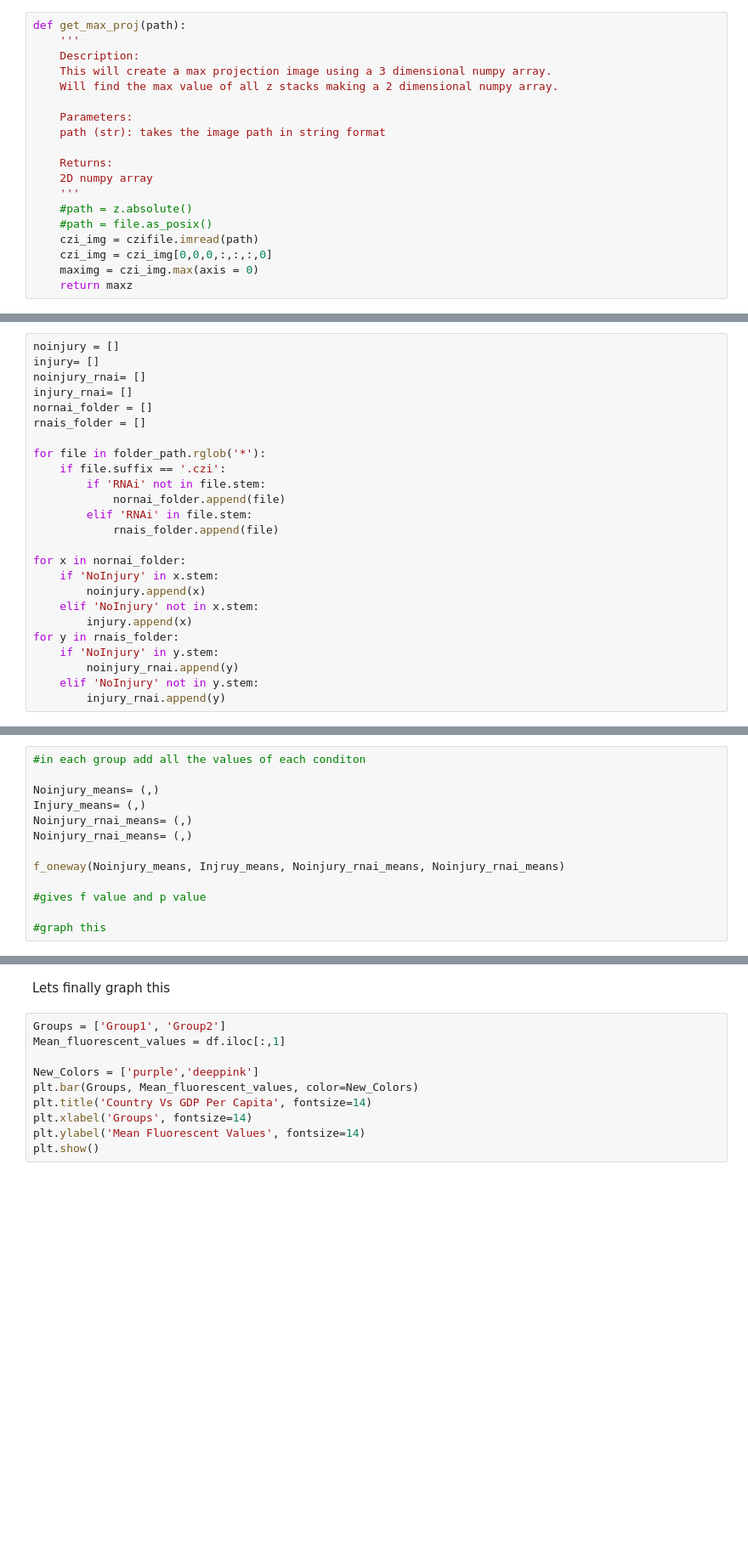
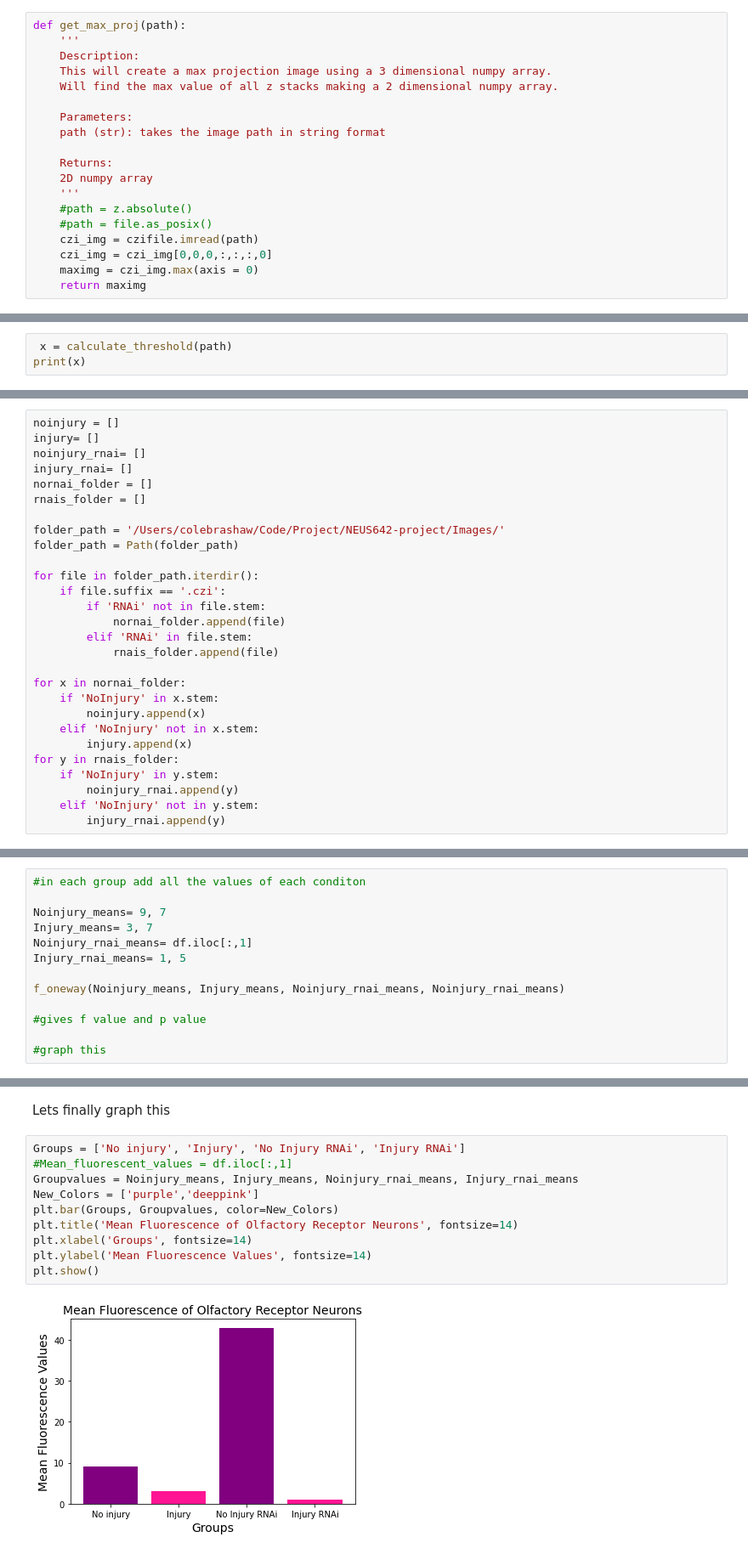
Before and after one commit to tmira-018/NEUS642-project, a Jupyter notebook: Untitled.ipynb, the cells around one changed output, grey strips where cells are left out. Shown: that part at 85% size. Saved outputs shown, nothing was run; the diff lists cells and outputs as text; blank space fills up the shorter version.

```diff
--- a/Untitled.ipynb
+++ b/Untitled.ipynb
@@ -112,7 +119,7 @@ def get_max_proj(path):
     czi_img = czifile.imread(path)
     czi_img = czi_img[0,0,0,:,:,:,0]
     maximg = czi_img.max(axis = 0)
-    return maxz
+    return maximg
 # %%
 #This is going to use the same image but load it using two different packages.
 
@@ -175,3 +186,6 @@ def calculate_threshold(path):
     maximg = czi_img.max(axis = 0)
     thresh = filters.threshold_otsu(maximg)
     return thresh
+# %%
+ x = calculate_threshold(path)
+print(x)
@@ -251,7 +263,10 @@ injury_rnai= []
 nornai_folder = []
 rnais_folder = []
 
-for file in folder_path.rglob('*'):
+folder_path = '/Users/colebrashaw/Code/Project/NEUS642-project/Images/'
+folder_path = Path(folder_path)
+
+for file in folder_path.iterdir():
     if file.suffix == '.czi':
         if 'RNAi' not in file.stem:
             nornai_folder.append(file)
@@ -301,12 +332,12 @@ Statistics
 # %%
 #in each group add all the values of each conditon
 
-Noinjury_means= (,)
-Injury_means= (,)
-Noinjury_rnai_means= (,)
-Noinjury_rnai_means= (,)
+Noinjury_means= 9, 7
+Injury_means= 3, 7
+Noinjury_rnai_means= df.iloc[:,1]
+Injury_rnai_means= 1, 5
 
-f_oneway(Noinjury_means, Injruy_means, Noinjury_rnai_means, Noinjury_rnai_means)
+f_oneway(Noinjury_means, Injury_means, Noinjury_rnai_means, Noinjury_rnai_means)
 
 #gives f value and p value
 
@@ -314,12 +347,14 @@ f_oneway(Noinjury_means, Injruy_means, Noinjury_rnai_means, Noinjury_rnai_means)
 # %% [markdown]
 Lets finally graph this
 # %%
-Groups = ['Group1', 'Group2']
-Mean_fluorescent_values = df.iloc[:,1]
-
+Groups = ['No injury', 'Injury', 'No Injury RNAi', 'Injury RNAi']
+#Mean_fluorescent_values = df.iloc[:,1]
+Groupvalues = Noinjury_means, Injury_means, Noinjury_rnai_means, Injury_rnai_means
 New_Colors = ['purple','deeppink']
-plt.bar(Groups, Mean_fluorescent_values, color=New_Colors)
-plt.title('Country Vs GDP Per Capita', fontsize=14)
+plt.bar(Groups, Groupvalues, color=New_Colors)
+plt.title('Mean Fluorescence of Olfactory Receptor Neurons', fontsize=14)
 plt.xlabel('Groups', fontsize=14)
-plt.ylabel('Mean Fluorescent Values', fontsize=14)
+plt.ylabel('Mean Fluorescence Values', fontsize=14)
 plt.show()
+# %% [output]
+[figure, added]
```
Also changed, not shown: parts of 12 cells of this notebook.
